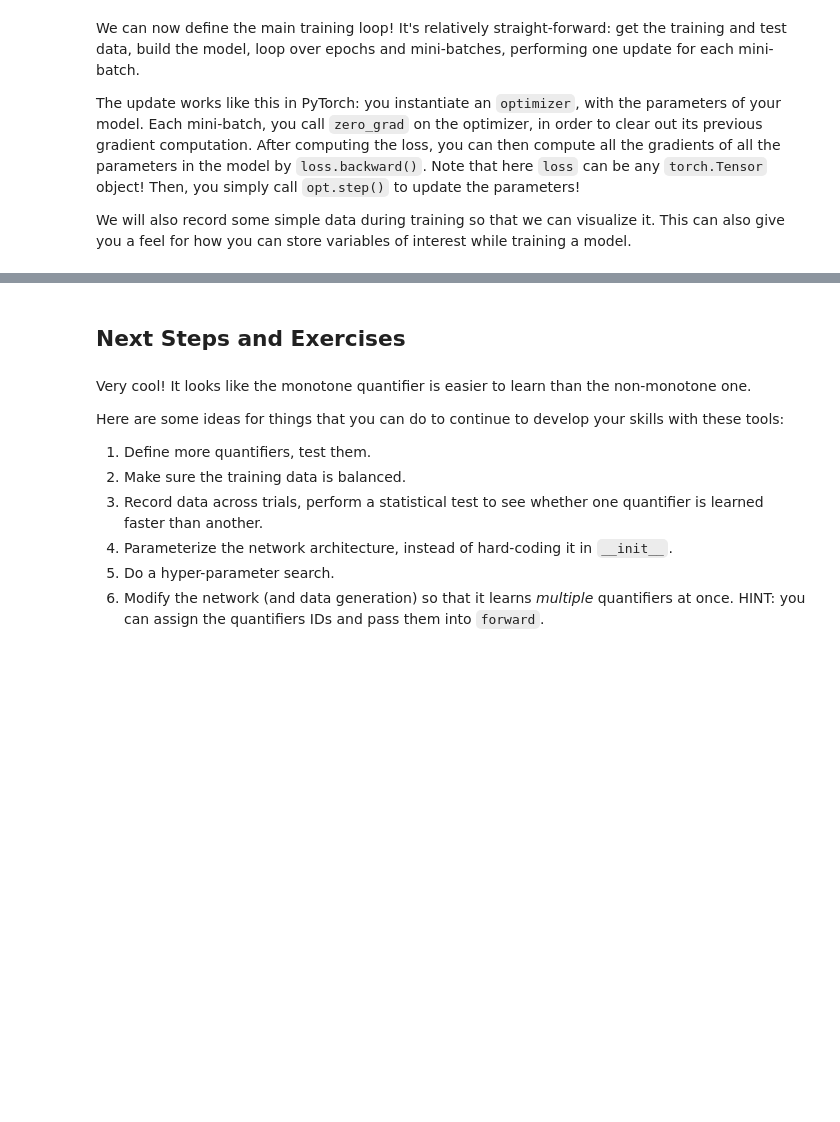
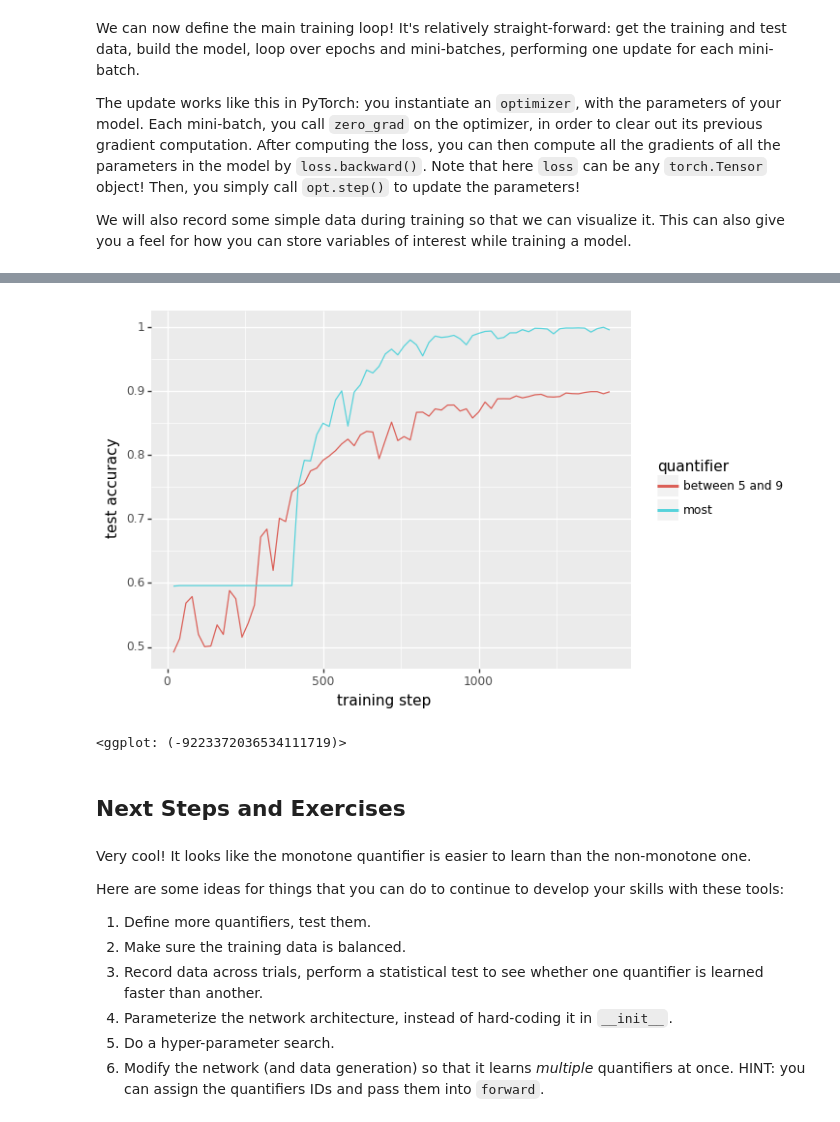
Before and after one commit to shanest/nn-tutorial, a Jupyter notebook: tutorial.ipynb, the cells around one changed output, grey strips where cells are left out. Saved outputs shown, nothing was run; the diff lists cells and outputs as text; code cells hidden in the pictures; blank space fills up the shorter version.

```diff
--- a/tutorial.ipynb
+++ b/tutorial.ipynb
@@ -211,7 +217,7 @@ We will also record some simple data during training so that we can visualize it
 # * install pandas, plotnine
 # * record data, plot learning curves
 
-def train(params, quantifier):
+def train(params, quantifier, qname=None):
 
     # get the data
     train_models, train_labels, test_models, test_labels = get_data(
@@ -225,6 +231,9 @@ def train(params, quantifier):
     # get an optimizer
     opt = torch.optim.Adam(model.parameters())
     num_batches = int(len(train_models) / params['batch_size'])
+
+    # dataframe to record
+    data = {'training step': [], 'test accuracy': []}
 
     for epoch in range(params['num_epochs']):
         # shuffle the training data each epoch
@@ -257,11 +266,19 @@ def train(params, quantifier):
                     model_predictions = model_probs.argmax(axis=1).flatten()
                     # 1 if correct prediction, 0 otherwise
                     correct = (model_predictions == test_labels).astype(int)
+                    accuracy = sum(correct) / len(correct)
                     print('Test set accuracy, after batch {}: {}'.format(
                         batch_num+1,
-                        sum(correct) / len(correct)
+                        accuracy
                     ))
+                    # record
+                    data['training step'].append(batch_num+1)
+                    data['test accuracy'].append(accuracy)
                 model.train()
+
+        data = pd.DataFrame(data)
+        data['quantifier'] = qname or quantifier.__name__
+        return data
 # %%
-train(params, most)
+most_data = train(params, most)
 # %% [output]
@@ -285,3 +302,3 @@ Test set accuracy, after batch 2860: 1.0
 # %%
-train(params, lambda model: between_m_n(model, 5, 9))
+between_5_9_data = train(params, lambda model: between_m_n(model, 5, 9), qname='between 5 and 9')
 # %% [output]
@@ -305,3 +328,11 @@ Test set accuracy, after batch 2860: 1.0
+# %%
+all_data = pd.concat([most_data, between_5_9_data])
+
+(ggplot(all_data, aes(x='training step', y='test accuracy')) +
+ geom_line(aes(colour='quantifier', group='quantifier')))
+# %% [output]
+[figure, added]
+<ggplot: (-9223372036534111719)>
 # %% [markdown]
 ## Next Steps and Exercises
 # %% [markdown]
```
Also changed, not shown: parts of 7 cells of this notebook.
